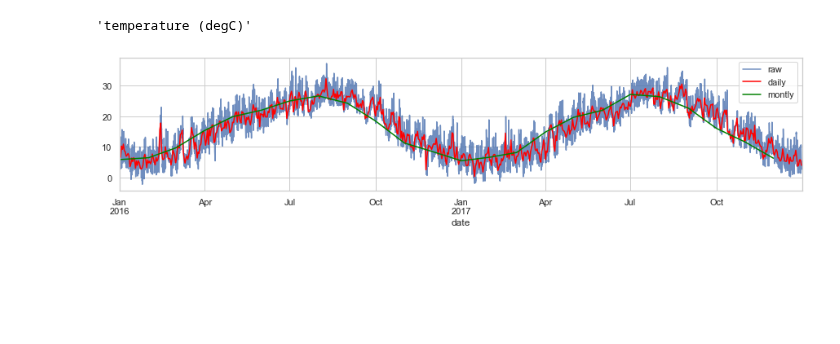
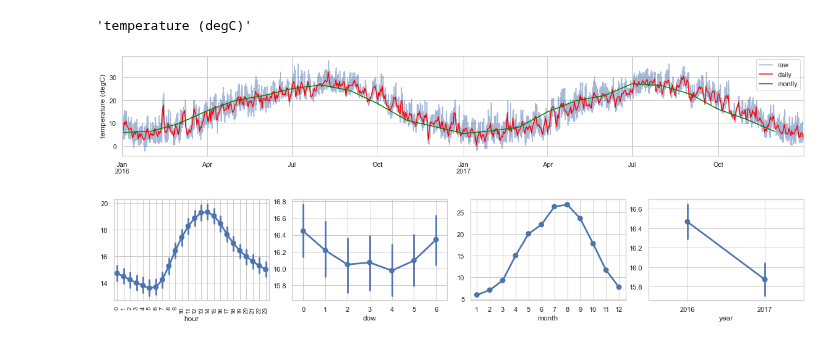
Before and after one commit to jmquintana79/utilsDS, a Jupyter notebook: notebooks/analysis/plots/my_final_plots/timeseries_num-plot_raw_and_aggregated_information.ipynb, the cells around one changed output. Saved outputs shown, nothing was run; the diff lists cells and outputs as text; code cells hidden in the pictures; blank space fills up the shorter version.

```diff
--- a/notebooks/analysis/plots/my_final_plots/timeseries_num-plot_raw_and_aggregated_information.ipynb
+++ b/notebooks/analysis/plots/my_final_plots/timeseries_num-plot_raw_and_aggregated_information.ipynb
@@ -85,35 +67,60 @@ def raw_to_dow(df, col):
 # %%
 
 
-_, ax = plt.subplots(figsize = (15,3))
-df.rename(columns = {col:"raw"}).plot(ax = ax, alpha = .8)
+_, ax = plt.subplots(figsize = (20,3))
+df.rename(columns = {col:"raw"}).plot(ax = ax, alpha = .5)
 ax.legend(loc='best', fontsize=9,shadow=True)
 
 # estimate temporal resolution
 dt_resolution = df.index.resolution
 
 if dt_resolution == "second":
     # minutely
     temp = raw_to_minutely(df, col)
     if len(temp.index.unique()) > 3:
         temp.rename(columns = {col:"minutely"}).plot(ax = ax, color = "grey")
 if dt_resolution == "second" or dt_resolution == "minute":
     # hourly
     temp = raw_to_hourly(df, col)
     if len(temp.index.unique()) > 3:
         temp.rename(columns = {col:"hourly"}).plot(ax = ax, color = "yellow")
 if dt_resolution == "second" or dt_resolution == 'minute' or dt_resolution == 'hour':
     # daily
     temp = raw_to_daily(df, col)
     if len(temp.index.unique()) > 3:
         temp.rename(columns = {col:"daily"}).plot(ax = ax, color = "red")
 if dt_resolution == "second" or dt_resolution == 'minute' or dt_resolution == "hour" or dt_resolution == "day":
     # montly
     temp = raw_to_monthly(df, col)
     if len(temp.index.unique()) > 3:
         temp.rename(columns = {col:"montly"}).plot(ax = ax, color = "green")
 
-
+ax.set_ylabel(col)
+ax.set_xlabel(None)
 plt.show()
 # %% [output]
-[figure, old version]
+[figure, new version]
+# %%
+_, (ax1,ax2,ax3,ax4) = plt.subplots(ncols = 4, figsize = (20,3))
+temp = df[[col]].copy()
+temp["hour"] = temp.index.hour
+temp["dow"] = temp.index.dayofweek
+temp["month"] = temp.index.month
+temp["year"] = temp.index.year
+ax1 = sns.pointplot(data=temp, x="hour", y=col, errorbar="sd", ax = ax1)
+ax2 = sns.pointplot(data=temp, x="dow", y=col, errorbar="sd", ax = ax2)
+ax3 = sns.pointplot(data=temp, x="month", y=col, errorbar="sd", ax = ax3)
+ax4 = sns.pointplot(data=temp, x="year", y=col, errorbar="sd", ax = ax4)
+ax1.set_xticklabels(np.arange(24), rotation=90,fontsize='small')
+ax1.set_ylabel(None)
+ax2.set_ylabel(None)
+ax3.set_ylabel(None)
+ax4.set_ylabel(None)
+plt.subplots_adjust(wspace = 0.15)
+ax1.xaxis.grid(True)
+ax2.xaxis.grid(True)
+ax3.xaxis.grid(True)
+ax4.xaxis.grid(True)
+plt.show()
+# %% [output]
+[figure, added]
```
Also changed, not shown: parts of 2 cells of this notebook.
